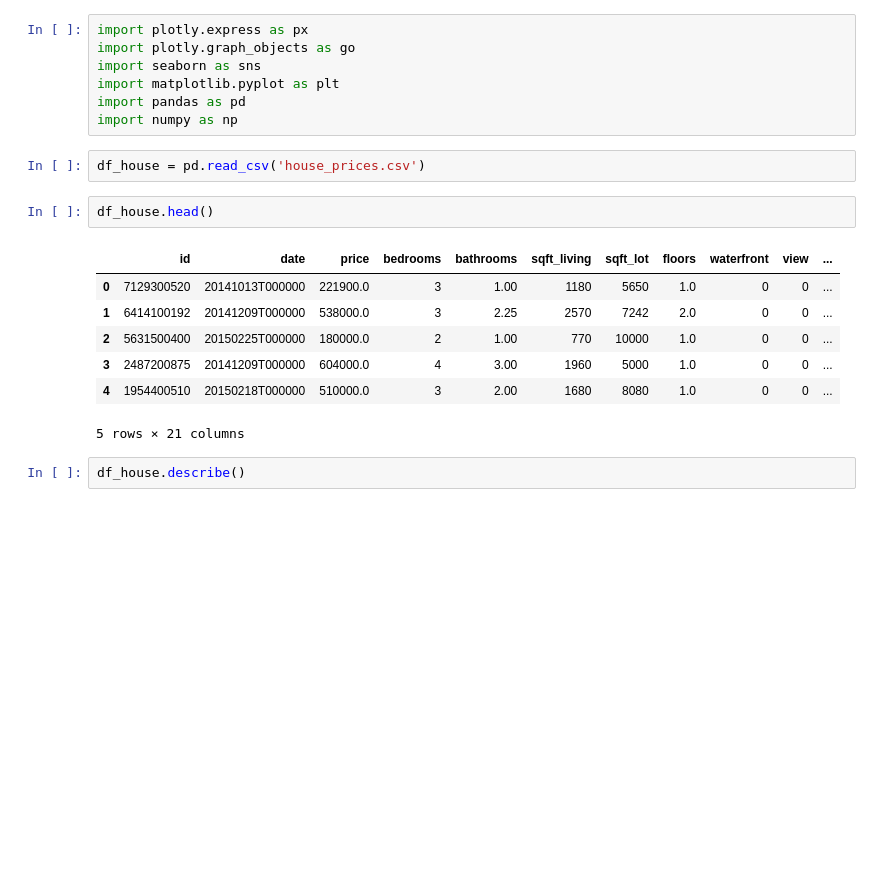
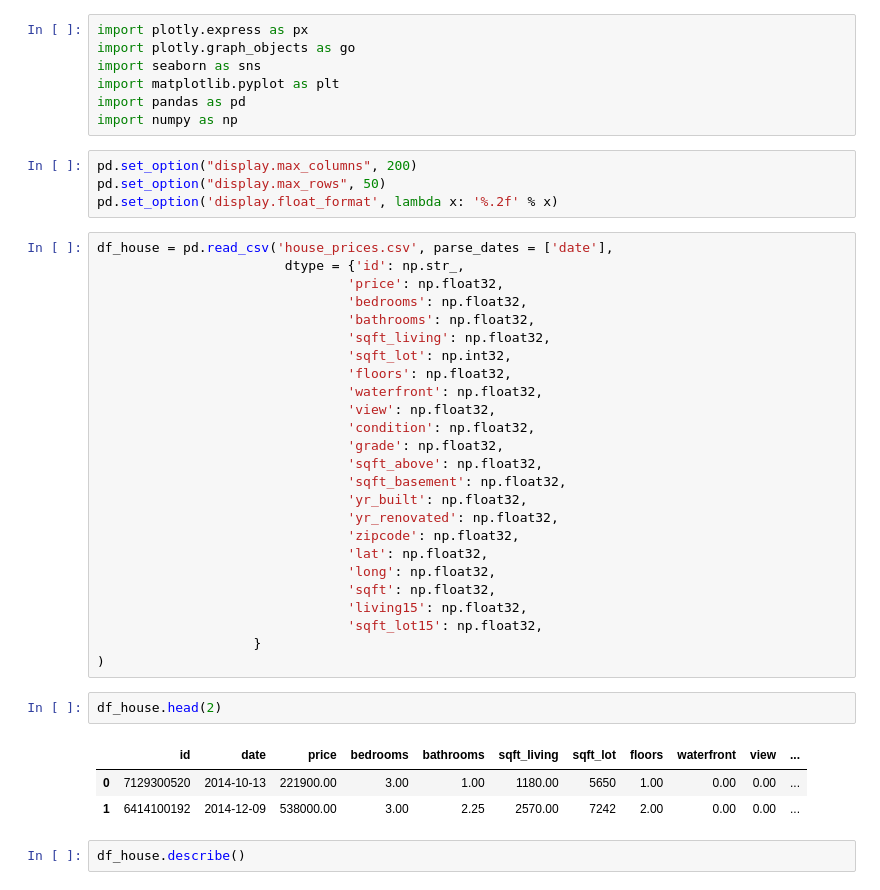
Before and after one commit to jonavicius-marcio/data_science, a Jupyter notebook: 01_predicition/prediction_models.ipynb, the cells around one changed output. Saved outputs shown, nothing was run; the diff lists cells and outputs as text; blank space fills up the shorter version.

```diff
--- a/01_predicition/prediction_models.ipynb
+++ b/01_predicition/prediction_models.ipynb
@@ -7,18 +11,41 @@ import seaborn as sns
 import matplotlib.pyplot as plt
 import pandas as pd
 import numpy as np
-# %%
-df_house = pd.read_csv('house_prices.csv')
+# %%
+pd.set_option("display.max_columns", 200)
+pd.set_option("display.max_rows", 50)
+pd.set_option('display.float_format', lambda x: '%.2f' % x)
+# %%
+df_house = pd.read_csv('house_prices.csv', parse_dates = ['date'],
+                        dtype = {'id': np.str_,
+                                'price': np.float32,
+                                'bedrooms': np.float32,
+                                'bathrooms': np.float32,
+                                'sqft_living': np.float32,
+                                'sqft_lot': np.int32,
+                                'floors': np.float32,
+                                'waterfront': np.float32,
+                                'view': np.float32,
+                                'condition': np.float32,
+                                'grade': np.float32,
+                                'sqft_above': np.float32,
+                                'sqft_basement': np.float32,
+                                'yr_built': np.float32,
+                                'yr_renovated': np.float32,
+                                'zipcode': np.float32,
+                                'lat': np.float32,
+                                'long': np.float32,
+                                'sqft': np.float32,
+                                'living15': np.float32,
+                                'sqft_lot15': np.float32,
+                    }
+)
 # %%
-df_house.head()
+df_house.head(2)
 # %% [output]
 |  | id | date | price | bedrooms | bathrooms | sqft_living | sqft_lot | floors | waterfront | view | ... |
-| 0 | 7129300520 | 20141013T000000 | 221900.0 | 3 | 1.00 | 1180 | 5650 | 1.0 | 0 | 0 | ... |
-| 1 | 6414100192 | 20141209T000000 | 538000.0 | 3 | 2.25 | 2570 | 7242 | 2.0 | 0 | 0 | ... |
-| 2 | 5631500400 | 20150225T000000 | 180000.0 | 2 | 1.00 | 770 | 10000 | 1.0 | 0 | 0 | ... |
-| 3 | 2487200875 | 20141209T000000 | 604000.0 | 4 | 3.00 | 1960 | 5000 | 1.0 | 0 | 0 | ... |
-| 4 | 1954400510 | 20150218T000000 | 510000.0 | 3 | 2.00 | 1680 | 8080 | 1.0 | 0 | 0 | ... |
+| 0 | 7129300520 | 2014-10-13 | 221900.00 | 3.00 | 1.00 | 1180.00 | 5650 | 1.00 | 0.00 | 0.00 | ... |
+| 1 | 6414100192 | 2014-12-09 | 538000.00 | 3.00 | 2.25 | 2570.00 | 7242 | 2.00 | 0.00 | 0.00 | ... |
-5 rows × 21 columns
 # %%
 df_house.describe()
 # %% [output]
```
Also changed, not shown: parts of 3 cells of this notebook, 5 other files.
